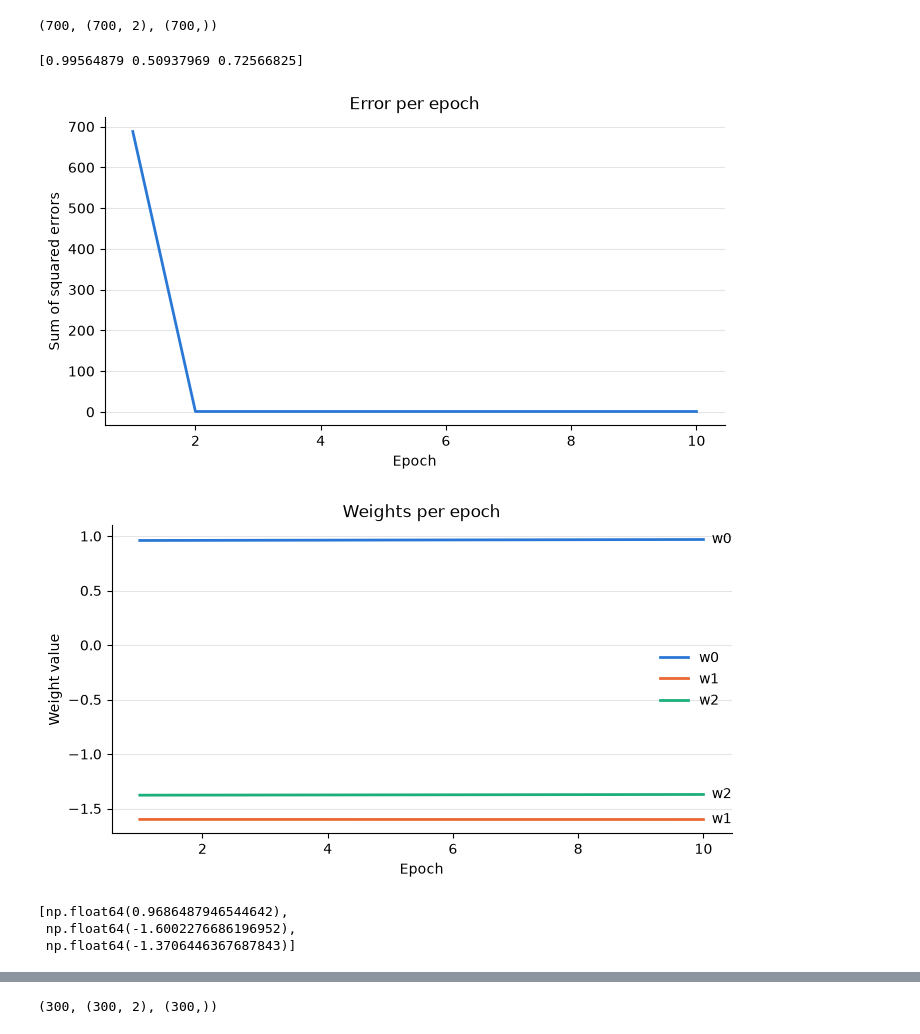
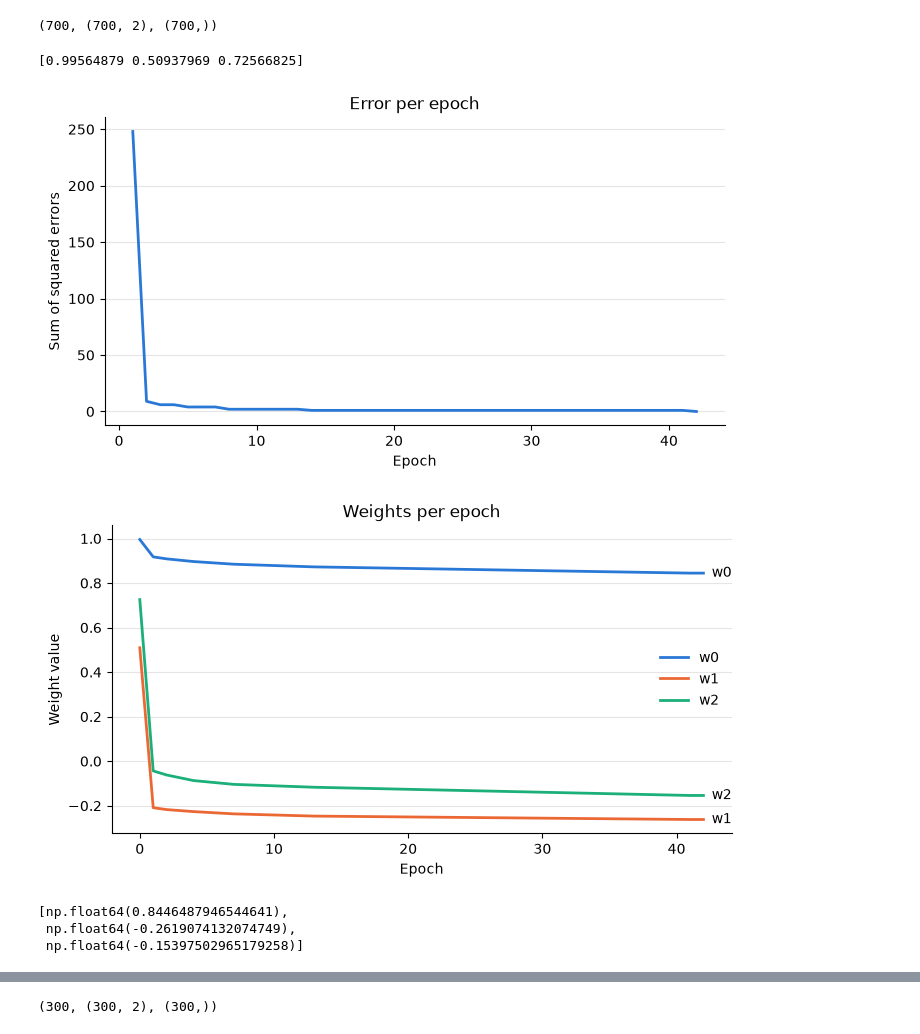
Before and after one commit to sezRR/iscte-machine-learning, a Jupyter notebook: assignments/02-supervised-learning/q1.ipynb, the cells around one changed output, grey strips where cells are left out. Drawn from its saved outputs; the diff is of its cells as text; code cells hidden in the pictures.

```diff
--- a/assignments/02-supervised-learning/q1.ipynb
+++ b/assignments/02-supervised-learning/q1.ipynb
@@ -71,33 +71,27 @@ def train(
         learning_rate = 10e-4):
     w0, w1, w2 = weights
     errors = []
-    history = []
-    converge_epoch = 0
+    history = [[w0, w1, w2]] # epoch 0 = initial weights
+    converge_epoch = -1
     for i in range(epoch):
-        dw0 = dw1 = dw2 = 0
-        o = []
-        for (x1, x2) in data:
-            o.append(1 if w0 + w1 * x1 + w2 * x2 > 0.5 else 0)
+        sse = 0
+        for (x1, x2), target in zip(data, desired):
+            o = 1 if w0 + w1 * x1 + w2 * x2 > 0.5 else 0 # uses weights updated by previous sample
+            ep = target - o
+            sse += ep ** 2
 
-        e = desired - o
-        errors.append(np.sum(e ** 2))
+            w0 += learning_rate * ep
+            w1 += learning_rate * x1 * ep
+            w2 += learning_rate * x2 * ep
 
-        if np.all(e == 0):
-            history.append([w0, w1, w2])
+        errors.append(sse)
+        history.append([w0, w1, w2])
+
+        if sse == 0:
             converge_epoch = i + 1
             break
 
-        for (ep, (x1, x2)) in zip(e, data):
-            dw0 += learning_rate * ep
-            dw1 += learning_rate * x1 * ep
-            dw2 += learning_rate * x2 * ep
-
-        w0 += dw0
-        w1 += dw1
-        w2 += dw2
-        history.append([w0, w1, w2])
-
-    return [w0, w1, w2], errors, np.array(history), converge_epoch if converge_epoch else -1
+    return [w0, w1, w2], errors, np.array(history), converge_epoch
 # %%
 weights, errors, history, _ = train(vectors, d, [w0, w1, w2], 20)
 weights
@@ -117,7 +111,7 @@ def plot_error_per_epoch(errors):
     plt.show()
 
 def plot_weights_per_epoch(history):
-    epochs = range(1, len(history) + 1)
+    epochs = range(len(history)) # epoch 0 = initial weights
     colors = ["#2a78d6", "#eb6834", "#1baf7a"]
 
     _, ax = plt.subplots(figsize=(8, 4))
@@ -279,19 +273,19 @@ len(train_70), points_train.shape, desired_train.shape
 # %%
 initial_weights = np.random.rand(3)
 print(initial_weights)
 
-weights, errors, history, _ = train(points_train, desired_train, initial_weights)
+weights, errors, history, _ = train(points_train, desired_train, initial_weights, 1000)
 
 plot_error_per_epoch(errors)
 plot_weights_per_epoch(history)
 weights
 # %% [output]
 [0.99564879 0.50937969 0.72566825]
-[figure, old version]
+[figure, new version]
-[figure, old version]
+[figure, new version]
-[np.float64(0.9686487946544642),
- np.float64(-1.6002276686196952),
- np.float64(-1.3706446367687843)]
+[np.float64(0.8446487946544641),
+ np.float64(-0.2619074132074749),
+ np.float64(-0.15397502965179258)]
 # %%
 w0, w1, w2 = weights
 o_train = np.array([1 if w0 + w1 * x1 + w2 * x2 > 0.5 else 0 for (x1, x2) in points_train])
```
Also changed, not shown: parts of 11 cells of this notebook.
